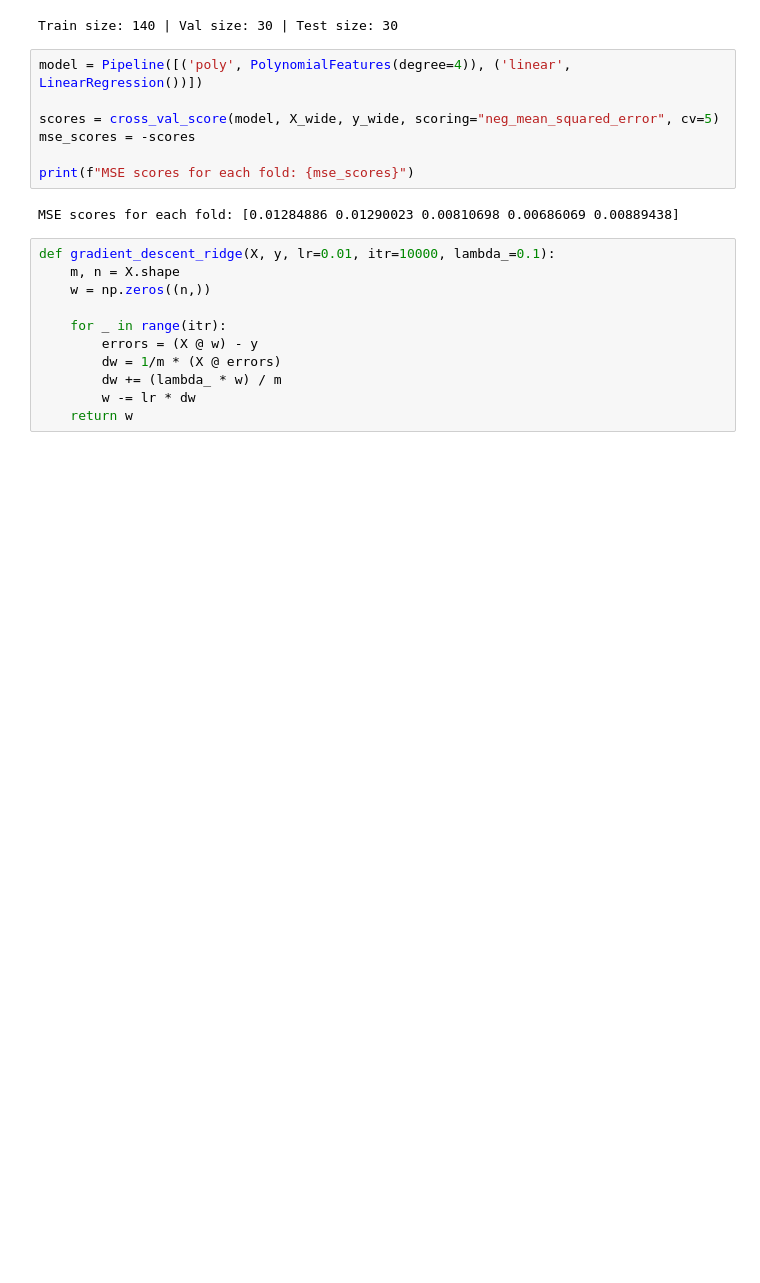
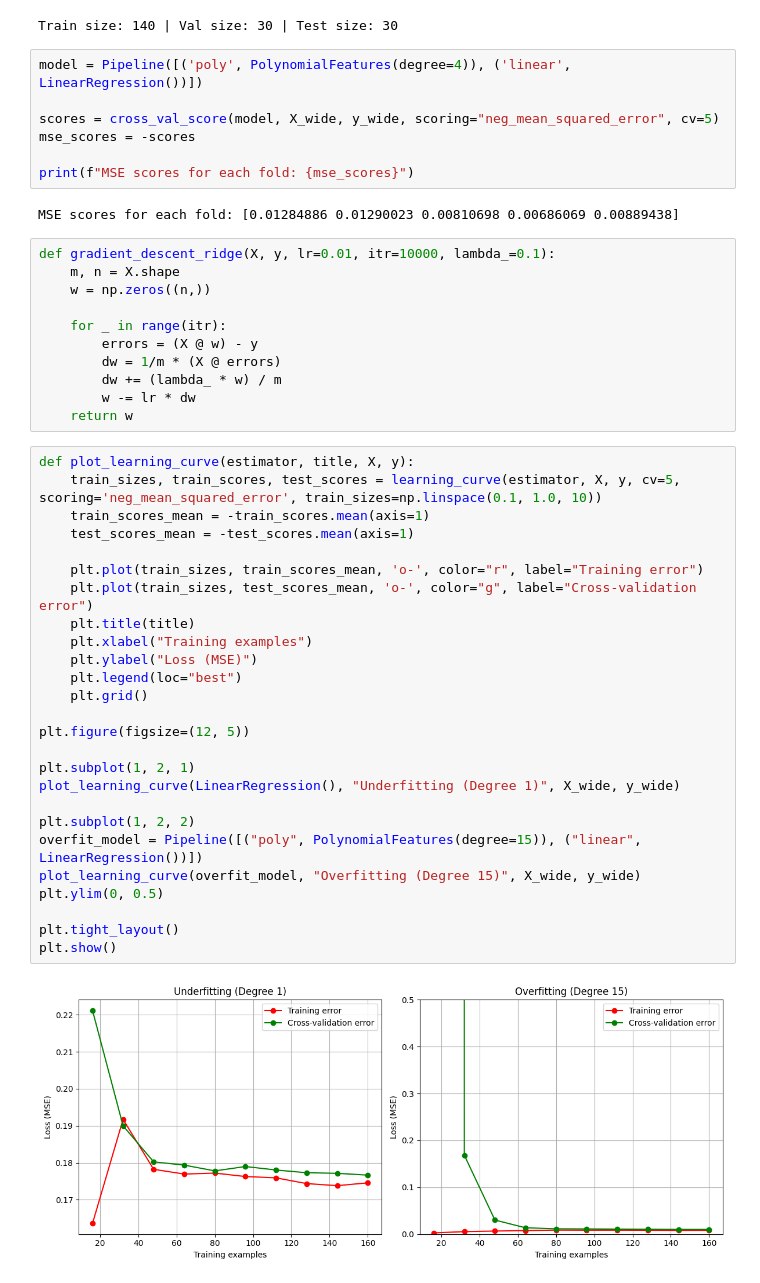
Before and after one commit to YouanesAttia/python-professional, a Jupyter notebook: week7_ml_foundations/day4/04_overfitting_regularization.ipynb, the cells around one changed output. Cells and saved outputs as stored; diff of their text form; blank space fills up the shorter version.

Commit message:
Day 48: Overfitting, regularization, cross-validation, learning curves

```diff
--- a/week7_ml_foundations/day4/04_overfitting_regularization.ipynb
+++ b/week7_ml_foundations/day4/04_overfitting_regularization.ipynb
@@ -67,3 +67,31 @@ def gradient_descent_ridge(X, y, lr=0.01, itr=10000, lambda_=0.1):
         dw += (lambda_ * w) / m
         w -= lr * dw
     return w
+# %%
+def plot_learning_curve(estimator, title, X, y):
+    train_sizes, train_scores, test_scores = learning_curve(estimator, X, y, cv=5, scoring='neg_mean_squared_error', train_sizes=np.linspace(0.1, 1.0, 10))
+    train_scores_mean = -train_scores.mean(axis=1)
+    test_scores_mean = -test_scores.mean(axis=1)
+
+    plt.plot(train_sizes, train_scores_mean, 'o-', color="r", label="Training error")
+    plt.plot(train_sizes, test_scores_mean, 'o-', color="g", label="Cross-validation error")
+    plt.title(title)
+    plt.xlabel("Training examples")
+    plt.ylabel("Loss (MSE)")
+    plt.legend(loc="best")
+    plt.grid()
+
+plt.figure(figsize=(12, 5))
+
+plt.subplot(1, 2, 1)
+plot_learning_curve(LinearRegression(), "Underfitting (Degree 1)", X_wide, y_wide)
+
+plt.subplot(1, 2, 2)
+overfit_model = Pipeline([("poly", PolynomialFeatures(degree=15)), ("linear", LinearRegression())])
+plot_learning_curve(overfit_model, "Overfitting (Degree 15)", X_wide, y_wide)
+plt.ylim(0, 0.5)
+
+plt.tight_layout()
+plt.show()
+# %% [output]
+[figure, added]
```
